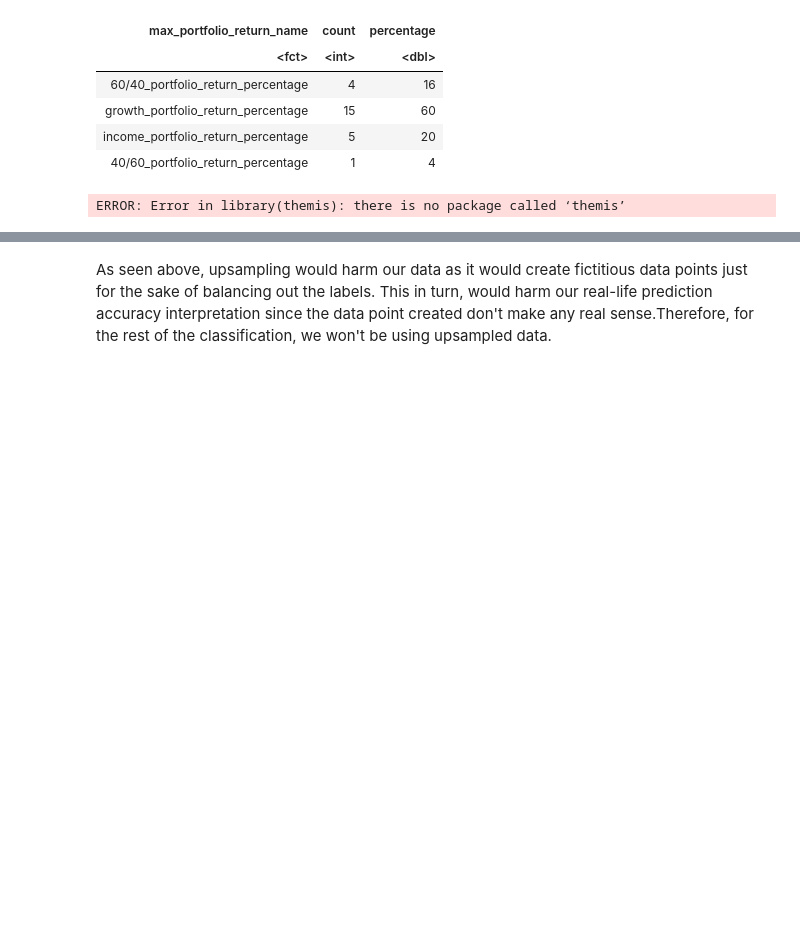
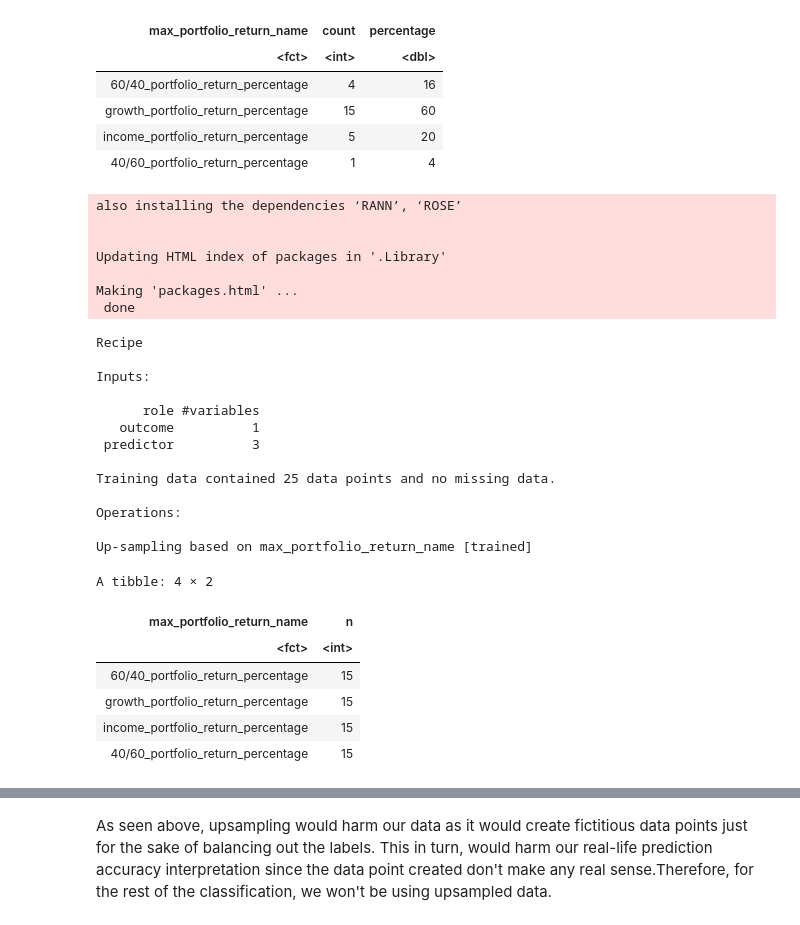
Before and after one commit to Arioniums/DSCI_100_125, a Jupyter notebook: KNN Classification Algorithm.ipynb, the cells around one changed output, grey strips where cells are left out. Saved outputs shown, nothing was run; the diff lists cells and outputs as text; code cells hidden in the pictures; blank space fills up the shorter version.

```diff
--- a/KNN Classification Algorithm.ipynb
+++ b/KNN Classification Algorithm.ipynb
@@ -66,20 +66,47 @@ A tibble: 4 × 3
 | 40/60_portfolio_return_percentage | 1 | 4 |
 # %%
 #performing rebalancing:
-library(themis)
+install.packages("themis")
+library (themis)
 
 ups_recipe <- recipe(max_portfolio_return_name ~ ., data = portfolio_data) |>
 step_upsample(max_portfolio_return_name, over_ratio = 1, skip = FALSE) |>
 prep()
 ups_recipe
 
 upsampled_portfolio <- bake(ups_recipe, portfolio_data)
 
 upsampled_portfolio |>
 group_by(max_portfolio_return_name) |>
 summarize(n = n())
 # %% [output]
-ERROR: Error in library(themis): there is no package called ‘themis’
+also installing the dependencies ‘RANN’, ‘ROSE’
+
+
+Updating HTML index of packages in '.Library'
+
+Making 'packages.html' ...
+ done
+Recipe
+
+Inputs:
+
+      role #variables
+   outcome          1
+ predictor          3
+
+Training data contained 25 data points and no missing data.
+
+Operations:
+
+Up-sampling based on max_portfolio_return_name [trained]
+A tibble: 4 × 2
+| max_portfolio_return_name | n |
+| <fct> | <int> |
+| 60/40_portfolio_return_percentage | 15 |
+| growth_portfolio_return_percentage | 15 |
+| income_portfolio_return_percentage | 15 |
+| 40/60_portfolio_return_percentage | 15 |
 # %%
 #comparing upsampled vs normal data:
 
```
Also changed, not shown: parts of 3 cells of this notebook.
